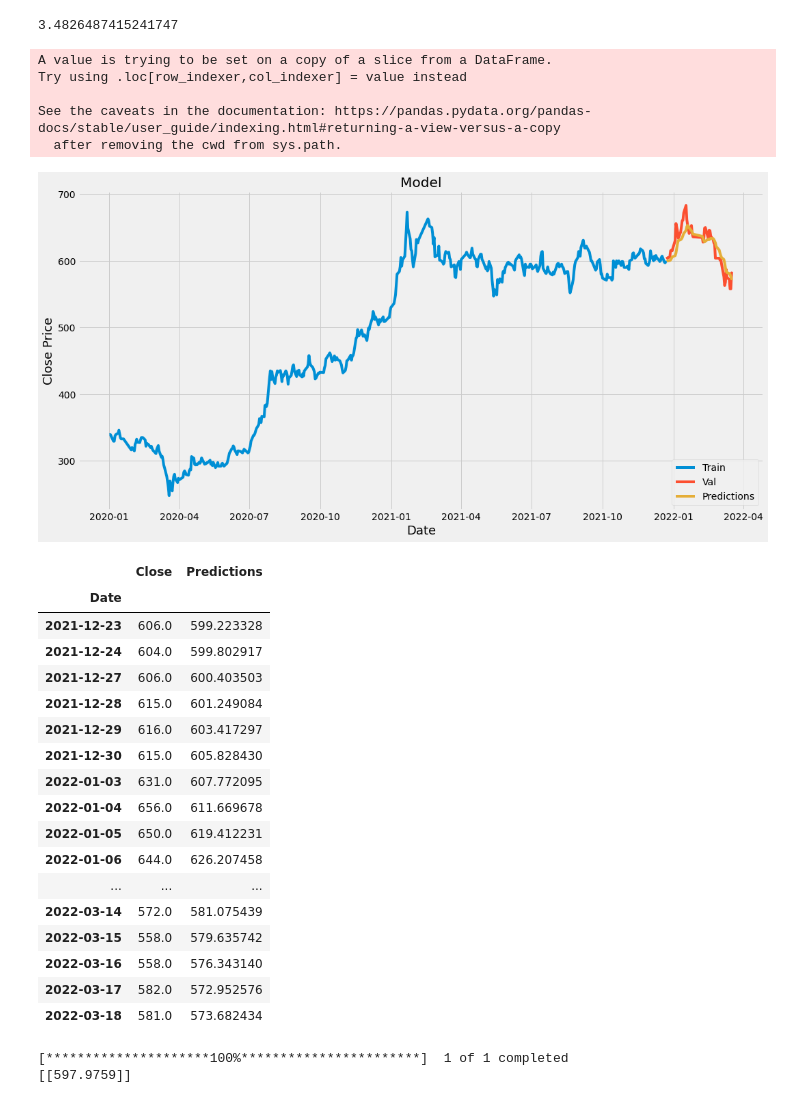
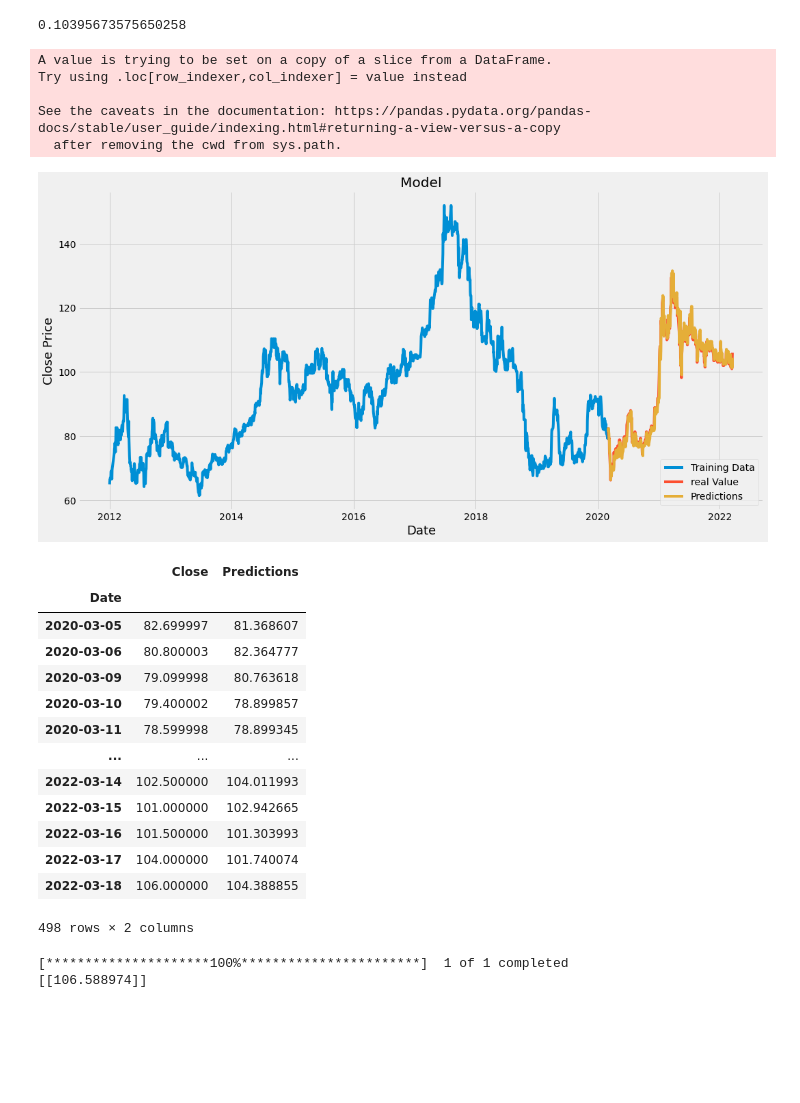
Before and after one commit to theFlash-code/Stock-Predictor, a Jupyter notebook: Stock_Predictor.ipynb, the cells around one changed output. Cells and saved outputs as stored; diff of their text form; code cells hidden in the pictures; blank space fills up the shorter version.

```diff
--- a/Stock_Predictor.ipynb
+++ b/Stock_Predictor.ipynb
@@ -36,0 +33,8 @@ df
+# %%
+stock = '2317.TW'
+startDate = '2012-01-01'
+endDate = '2022-03-21'
+# %%
+# cuz this stock elavated since 2020 the previous data won't be a good training set
+df = pdr.get_data_yahoo(stock, startDate, endDate)
+df
@@ -51,6 +71,6 @@ plt.show()
 # %%
 data = df.filter(['Close'])
 dataset = data.values
-training_data_len = math.ceil(len(dataset)*.9) #training set length
+training_data_len = math.ceil(len(dataset)*.8) #training set length
 training_data_len
 # %% [output]
@@ -116,7 +136,7 @@ x_train.shape
 model = Sequential()
 model.add(LSTM(50, return_sequences=True, input_shape=(x_train.shape[1], 1)))
 model.add(LSTM(50, return_sequences=False))
-model.add(Dense(20))
+model.add(Dense(25))
 model.add(Dense(1))
 # %%
 #compile the model
@@ -159,55 +180,51 @@ predictions = scaler.inverse_transform(predictions)
 rmse = np.sqrt(np.mean(predictions-y_test)**2)
 rmse
 # %% [output]
-3.4826487415241747
+0.10395673575650258
 # %%
 #plot the data
 train = data[:training_data_len]
 valid = data[training_data_len:]
 valid['Predictions'] = predictions
 #visualize
 plt.figure(figsize=(16,8))
 plt.title('Model')
 plt.xlabel('Date', fontsize=18)
 plt.ylabel('Close Price', fontsize=18)
 plt.plot(train['Close'])
 plt.plot(valid[['Close', 'Predictions']])
-plt.legend(['Train', 'Val', 'Predictions'], loc='lower right')
+plt.legend(['Training Data', 'real Value', 'Predictions'], loc='lower right')
 plt.show()
 # %% [output]
 A value is trying to be set on a copy of a slice from a DataFrame.
 Try using .loc[row_indexer,col_indexer] = value instead
 
 See the caveats in the documentation: https://pandas.pydata.org/pandas-docs/stable/user_guide/indexing.html#returning-a-view-versus-a-copy
   after removing the cwd from sys.path.
-[figure, old version]
+[figure, new version]
 # %%
 #Show the actual and predicted prices
 valid
 # %% [output]
 |  | Close | Predictions |
 | Date |  |  |
-| 2021-12-23 | 606.0 | 599.223328 |
-| 2021-12-24 | 604.0 | 599.802917 |
-| 2021-12-27 | 606.0 | 600.403503 |
-| 2021-12-28 | 615.0 | 601.249084 |
-| 2021-12-29 | 616.0 | 603.417297 |
-| 2021-12-30 | 615.0 | 605.828430 |
-| 2022-01-03 | 631.0 | 607.772095 |
-| 2022-01-04 | 656.0 | 611.669678 |
-| 2022-01-05 | 650.0 | 619.412231 |
-| 2022-01-06 | 644.0 | 626.207458 |
+| 2020-03-05 | 82.699997 | 81.368607 |
+| 2020-03-06 | 80.800003 | 82.364777 |
+| 2020-03-09 | 79.099998 | 80.763618 |
+| 2020-03-10 | 79.400002 | 78.899857 |
+| 2020-03-11 | 78.599998 | 78.899345 |
 | ... | ... | ... |
-| 2022-03-14 | 572.0 | 581.075439 |
-| 2022-03-15 | 558.0 | 579.635742 |
-| 2022-03-16 | 558.0 | 576.343140 |
-| 2022-03-17 | 582.0 | 572.952576 |
-| 2022-03-18 | 581.0 | 573.682434 |
+| 2022-03-14 | 102.500000 | 104.011993 |
+| 2022-03-15 | 101.000000 | 102.942665 |
+| 2022-03-16 | 101.500000 | 101.303993 |
+| 2022-03-17 | 104.000000 | 101.740074 |
+| 2022-03-18 | 106.000000 | 104.388855 |
+498 rows × 2 columns
 # %%
 #Get the quote
-tsmc_quote = pdr.DataReader(stock, data_source='yahoo', start='2012-01-01', end='2021-06-22')
+stock_quote = pdr.DataReader(stock, data_source='yahoo', start=startDate, end=endDate)
 #Create a snew dataframe
-new_df = tsmc_quote.filter(['Close'])
+new_df = stock_quote.filter(['Close'])
 #get the last 60 day
 last_60_days = new_df[-60:].values
 #Scale the data
@@ -227,7 +244,7 @@ pred_price = scaler.inverse_transform(pred_price)
 print(pred_price)
 # %% [output]
 [*********************100%***********************]  1 of 1 completed
-[[597.9759]]
+[[106.588974]]
 # %%
 
 #get the answer
```
Also changed, not shown: parts of 14 cells of this notebook.
